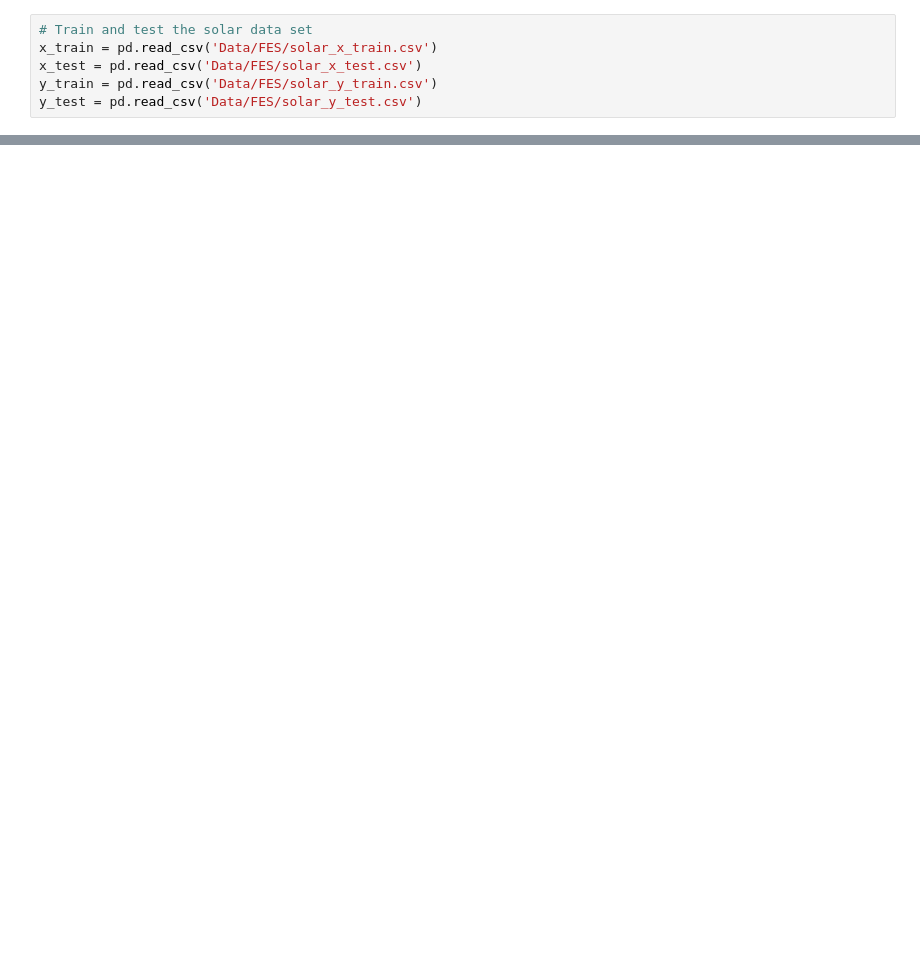
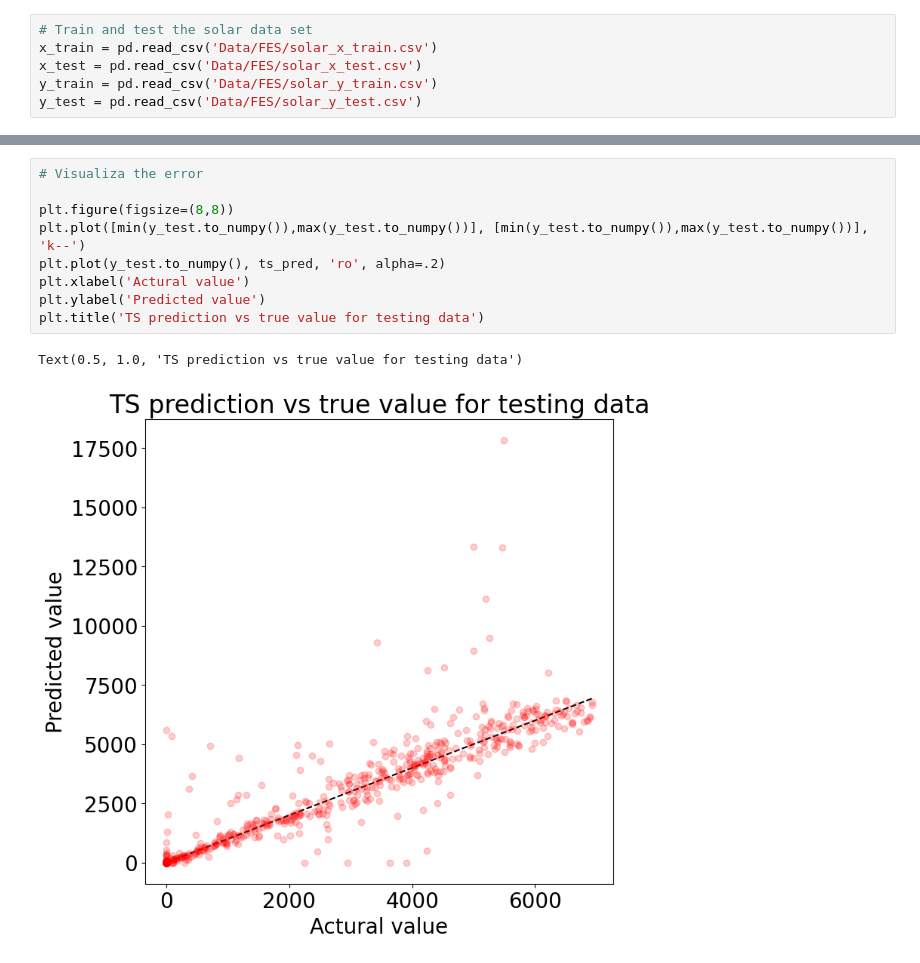
Before and after one commit to yfen3/WindSpeedApproximation, a Jupyter notebook: Exp22_solar_data_ts_nn_gpr.ipynb, the cells around one changed output, grey strips where cells are left out. Cells and saved outputs as stored; diff of their text form; blank space fills up the shorter version.

```diff
--- a/Exp22_solar_data_ts_nn_gpr.ipynb
+++ b/Exp22_solar_data_ts_nn_gpr.ipynb
@@ -94,0 +302,12 @@ neural_network_model.evaluate(x_test, y_test)
+# %%
+# Visualiza the error
+
+plt.figure(figsize=(8,8))
+plt.plot([min(y_test.to_numpy()),max(y_test.to_numpy())], [min(y_test.to_numpy()),max(y_test.to_numpy())], 'k--')
+plt.plot(y_test.to_numpy(), ts_pred, 'ro', alpha=.2)
+plt.xlabel('Actural value')
+plt.ylabel('Predicted value')
+plt.title('TS prediction vs true value for testing data')
+# %% [output]
+Text(0.5, 1.0, 'TS prediction vs true value for testing data')
+[figure, added]
```
Also changed, not shown: parts of 18 cells of this notebook, 7 other files.
